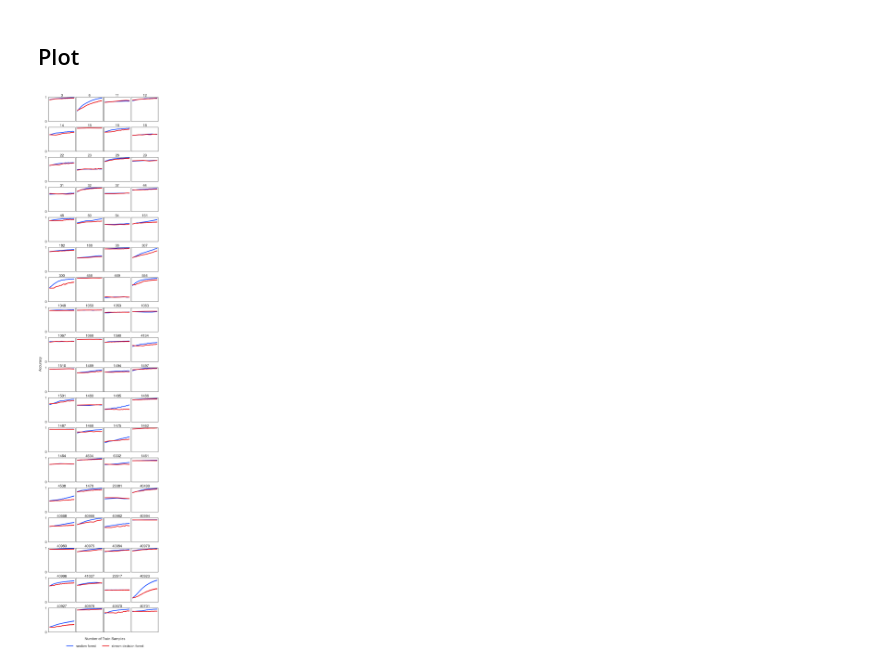
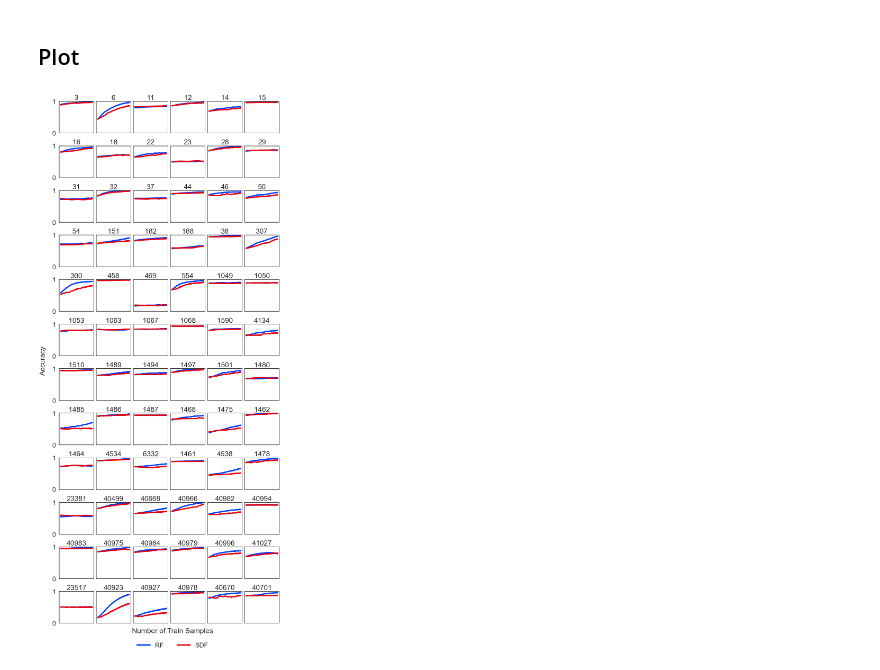
Before and after one commit to neurodata/SDTF, a Jupyter notebook: docs/cc18.ipynb, the cells around one changed output. Drawn from its saved outputs; the diff is of its cells as text; code cells hidden in the pictures.

Commit message:
DOC & ENH add preliminary figures & notebooks

```diff
--- a/docs/cc18.ipynb
+++ b/docs/cc18.ipynb
@@ -65,7 +65,7 @@ for dataset in datasets:
     time_ls.append(time_l)
     ranges.append(len(acc_l[0]))
 # %%
-fig, ax = plt.subplots(nrows=18, ncols=4, figsize=(12, 57), constrained_layout=True)
+fig, ax = plt.subplots(nrows=12, ncols=6, figsize=(12, 28), constrained_layout=True)
 fig.text(0.53, -0.01, "Number of Train Samples", ha="center")
 fig.text(-0.05, 0.5, "Accuracy", va="center", rotation="vertical")
 ytitles = ["Accuracy", "Wall Time (s)"]
@@ -74,7 +74,7 @@ yticks = [[0, 1], [1e-4, 1e-1, 1e2, 1e5]]
 
 for i, row in enumerate(ax):
     for j, col in enumerate(row):
-        count = 4 * i + j
+        count = 6 * i + j
         n_train = range(100, (ranges[count] + 1) * 100, 100)
 
         # Label x axis and plot figures
@@ -85,33 +85,33 @@ for i, row in enumerate(ax):
         col.tick_params(
             axis="x", which="both", bottom=False, top=False, labelbottom=False
         )
 
         # Adjust y axis
         col.set_ylim(ylimits[0])
         if j == 0:
             col.set_yticks(yticks[0])
         else:
             col.set_yticks([])
 
         # Adjust overall
         col.set_title(datasets[count])
 
 
 fig.align_ylabels(
     ax[
         :,
     ]
 )
 
 leg = fig.legend(
-    bbox_to_anchor=(0.53, -0.03),
+    bbox_to_anchor=(0.53, -0.05),
     bbox_transform=plt.gcf().transFigure,
-    ncol=3,
+    ncol=2,
     loc="lower center",
 )
 leg.get_frame().set_linewidth(0.0)
 for legobj in leg.legendHandles:
     legobj.set_linewidth(5.0)
 plt.savefig("../paper/cc18.pdf", transparent=True, bbox_inches="tight")
 # %% [output]
-[figure, old version]
+[figure, new version]
```
Also changed, not shown: parts of 1 cell of this notebook, 8 other files.
